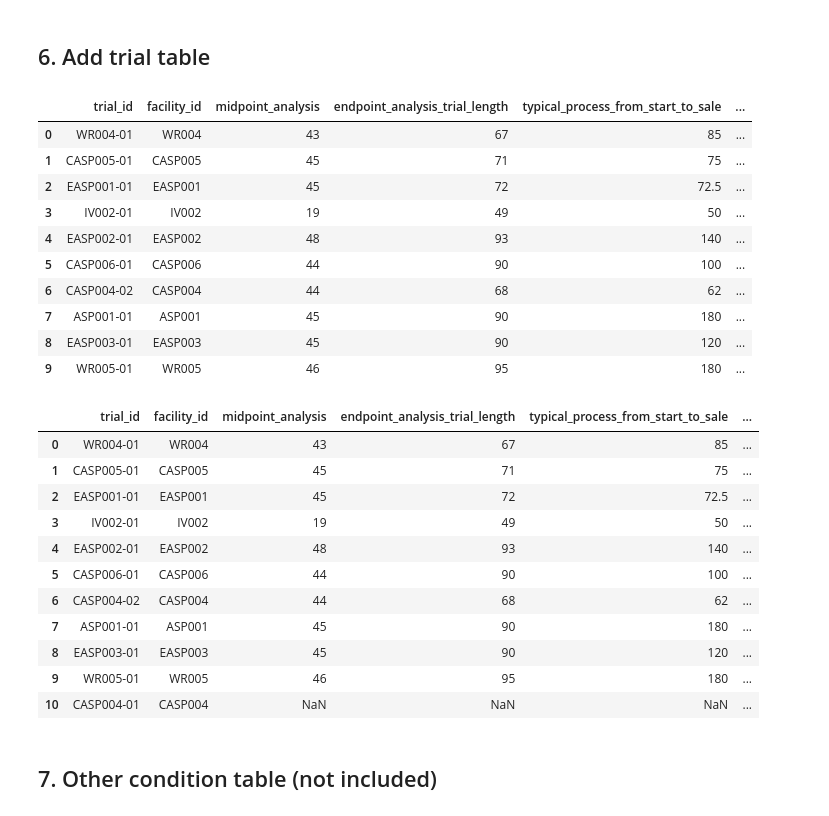
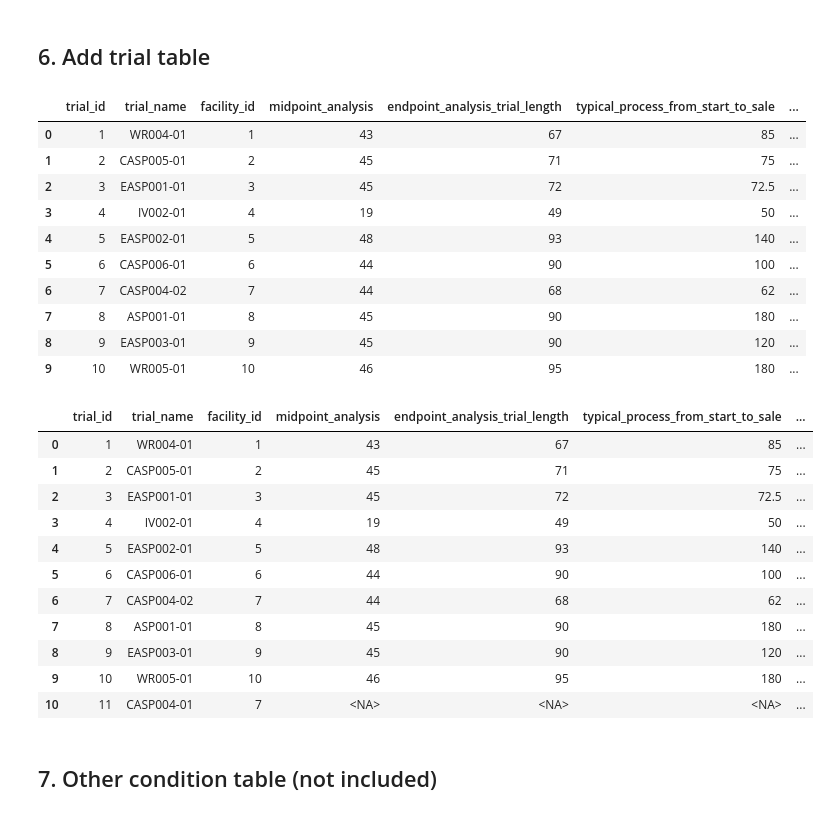
Before and after one commit to uchicago-dsi/compostable-disintegration-analysis, a Jupyter notebook: notebooks/add_facility_trial_trial_conditions.ipynb, the cells around one changed output. Saved outputs shown, nothing was run; the diff lists cells and outputs as text; code cells hidden in the pictures.

Commit message:
change trial id

```diff
--- a/notebooks/add_facility_trial_trial_conditions.ipynb
+++ b/notebooks/add_facility_trial_trial_conditions.ipynb
@@ -483,10 +479,9 @@ print(type(facility))
 # %%
 facility = facility_id[['public_trial_id']]
-facility['facility_id'] = facility['public_trial_id'].str.split('-').str[0]
-facility = facility[['facility_id']]
-
-new_row_df = pd.DataFrame({'facility_id': ['CASP004']})
-facility = pd.concat([facility, new_row_df], ignore_index=True)
+facility['facility_name'] = facility['public_trial_id'].str.split('-').str[0]
+facility = facility[['facility_name']]
+facility['facility_id'] = range(1, len(facility) + 1)
+facility = facility[['facility_id', 'facility_name']]
 
 facility.to_csv('/Users/cecilia/Documents/GitHub/2024-winter-compostable/data/finalized_datasets/facilities.csv', index=False)
 
@@ -515,55 +509,61 @@ See the caveats in the documentation: https://pandas.pydata.org/pandas-docs/stab
 # %%
 trial = pd.merge(trial_duration, id_matching, left_on='facility_designation', right_on='trial_facility_name', how='left')
 trial = trial.drop(['facility_designation', 'trial_facility_name'], axis=1)
-trial.rename(columns={'public_trial_id': 'trial_id'}, inplace=True)
-trial['facility_id'] = trial['trial_id'].str.split('-').str[0]
+trial.rename(columns={'public_trial_id': 'trial_name'}, inplace=True)
+trial['facility_name'] = trial['trial_name'].str.split('-').str[0]
+trial['trial_id'] = range(1, len(facility) + 1)
+trial = pd.merge(trial, facility, on='facility_name', how='left')
 
-new_order = ['trial_id', 'facility_id'] + [col for col in trial.columns if col not in ['trial_id', 'facility_id']]
+
+new_order = ['trial_id', 'trial_name', 'facility_id'] + [col for col in trial.columns if col not in ['trial_id', 'trial_name', 'facility_id']]
 trial = trial[new_order]
 
+trial = trial.drop('facility_name', axis=1)
+
 trial
 # %% [output]
-|  | trial_id | facility_id | midpoint_analysis | endpoint_analysis_trial_length | typical_process_from_start_to_sale | ... |
-| 0 | WR004-01 | WR004 | 43 | 67 | 85 | ... |
-| 1 | CASP005-01 | CASP005 | 45 | 71 | 75 | ... |
-| 2 | EASP001-01 | EASP001 | 45 | 72 | 72.5 | ... |
-| 3 | IV002-01 | IV002 | 19 | 49 | 50 | ... |
-| 4 | EASP002-01 | EASP002 | 48 | 93 | 140 | ... |
-| 5 | CASP006-01 | CASP006 | 44 | 90 | 100 | ... |
-| 6 | CASP004-02 | CASP004 | 44 | 68 | 62 | ... |
-| 7 | ASP001-01 | ASP001 | 45 | 90 | 180 | ... |
-| 8 | EASP003-01 | EASP003 | 45 | 90 | 120 | ... |
-| 9 | WR005-01 | WR005 | 46 | 95 | 180 | ... |
+|  | trial_id | trial_name | facility_id | midpoint_analysis | endpoint_analysis_trial_length | typical_process_from_start_to_sale | ... |
+| 0 | 1 | WR004-01 | 1 | 43 | 67 | 85 | ... |
+| 1 | 2 | CASP005-01 | 2 | 45 | 71 | 75 | ... |
+| 2 | 3 | EASP001-01 | 3 | 45 | 72 | 72.5 | ... |
+| 3 | 4 | IV002-01 | 4 | 19 | 49 | 50 | ... |
+| 4 | 5 | EASP002-01 | 5 | 48 | 93 | 140 | ... |
+| 5 | 6 | CASP006-01 | 6 | 44 | 90 | 100 | ... |
+| 6 | 7 | CASP004-02 | 7 | 44 | 68 | 62 | ... |
+| 7 | 8 | ASP001-01 | 8 | 45 | 90 | 180 | ... |
+| 8 | 9 | EASP003-01 | 9 | 45 | 90 | 120 | ... |
+| 9 | 10 | WR005-01 | 10 | 46 | 95 | 180 | ... |
 # %%
 # Add CASO004-01
 new_row_data = {
-    'trial_id': ['CASP004-01'],
-    'facility_id': ['CASP004'],
+    'trial_id': [11],
+    'trial_name': ['CASP004-01'],
+    'facility_id': [7],
     'midpoint_analysis': [pd.NA],
     'endpoint_analysis_trial_length': [pd.NA],
     'typical_process_from_start_to_sale': [pd.NA],
     '%_trial_length_to_typical_process': [pd.NA]
 }
 new_row_df = pd.DataFrame(new_row_data)
 
 trial = pd.concat([trial, new_row_df], ignore_index=True)
 
 trial.to_csv('/Users/cecilia/Documents/GitHub/2024-winter-compostable/data/finalized_datasets/trials.csv', index=False)
 
 trial
 # %% [output]
-|  | trial_id | facility_id | midpoint_analysis | endpoint_analysis_trial_length | typical_process_from_start_to_sale | ... |
-| 0 | WR004-01 | WR004 | 43 | 67 | 85 | ... |
-| 1 | CASP005-01 | CASP005 | 45 | 71 | 75 | ... |
-| 2 | EASP001-01 | EASP001 | 45 | 72 | 72.5 | ... |
-| 3 | IV002-01 | IV002 | 19 | 49 | 50 | ... |
-| 4 | EASP002-01 | EASP002 | 48 | 93 | 140 | ... |
-| 5 | CASP006-01 | CASP006 | 44 | 90 | 100 | ... |
-| 6 | CASP004-02 | CASP004 | 44 | 68 | 62 | ... |
-| 7 | ASP001-01 | ASP001 | 45 | 90 | 180 | ... |
-| 8 | EASP003-01 | EASP003 | 45 | 90 | 120 | ... |
-| 9 | WR005-01 | WR005 | 46 | 95 | 180 | ... |
-| 10 | CASP004-01 | CASP004 | NaN | NaN | NaN | ... |
+|  | trial_id | trial_name | facility_id | midpoint_analysis | endpoint_analysis_trial_length | typical_process_from_start_to_sale | ... |
+| 0 | 1 | WR004-01 | 1 | 43 | 67 | 85 | ... |
+| 1 | 2 | CASP005-01 | 2 | 45 | 71 | 75 | ... |
+| 2 | 3 | EASP001-01 | 3 | 45 | 72 | 72.5 | ... |
+| 3 | 4 | IV002-01 | 4 | 19 | 49 | 50 | ... |
+| 4 | 5 | EASP002-01 | 5 | 48 | 93 | 140 | ... |
+| 5 | 6 | CASP006-01 | 6 | 44 | 90 | 100 | ... |
+| 6 | 7 | CASP004-02 | 7 | 44 | 68 | 62 | ... |
+| 7 | 8 | ASP001-01 | 8 | 45 | 90 | 180 | ... |
+| 8 | 9 | EASP003-01 | 9 | 45 | 90 | 120 | ... |
+| 9 | 10 | WR005-01 | 10 | 46 | 95 | 180 | ... |
+| 10 | 11 | CASP004-01 | 7 | <NA> | <NA> | <NA> | ... |
 # %% [markdown]
 ## 7. Other condition table (not included)
 # %% [markdown]
```
Also changed, not shown: parts of 2 cells of this notebook.
